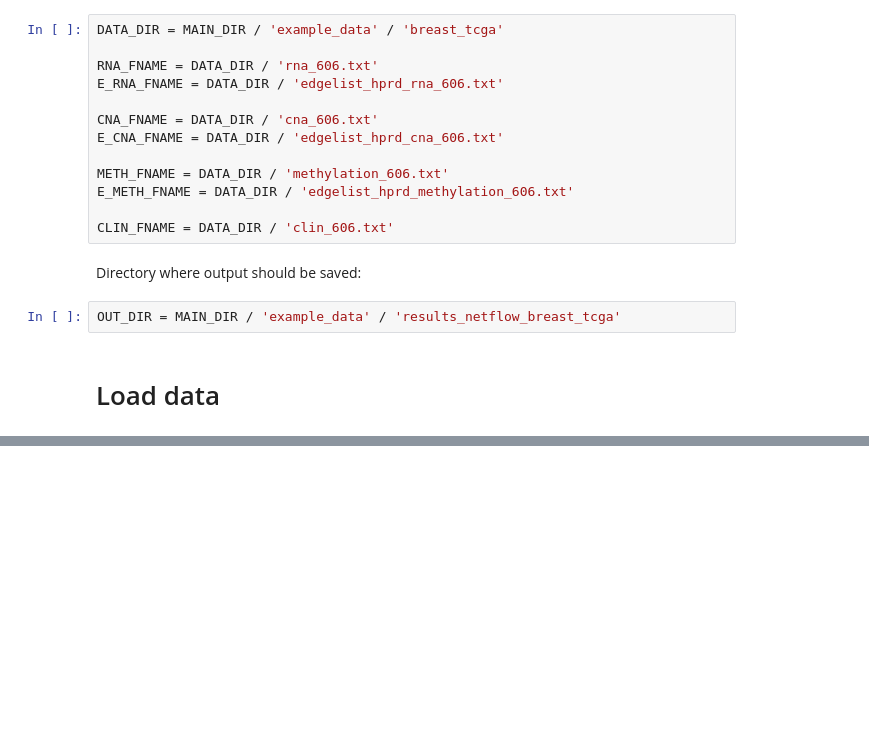
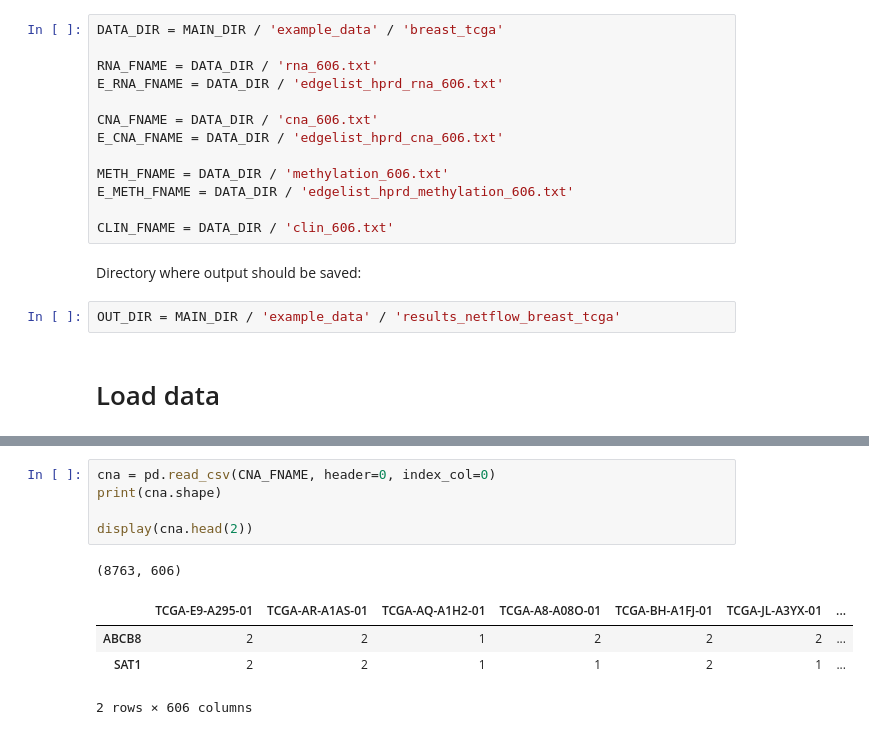
Before and after one commit to areElkin/netflow, a Jupyter notebook: docs/source/tutorial/notebooks/keeper_tutorial2.ipynb, the cells around one changed output, grey strips where cells are left out. Saved outputs shown, nothing was run; the diff lists cells and outputs as text; blank space fills up the shorter version.

```diff
--- a/docs/source/tutorial/notebooks/keeper_tutorial2.ipynb
+++ b/docs/source/tutorial/notebooks/keeper_tutorial2.ipynb
@@ -109,0 +102,11 @@ Sample inclusion criteria (n=606):
+# %%
+cna = pd.read_csv(CNA_FNAME, header=0, index_col=0)
+print(cna.shape)
+
+display(cna.head(2))
+# %% [output]
+(8763, 606)
+|  | TCGA-E9-A295-01 | TCGA-AR-A1AS-01 | TCGA-AQ-A1H2-01 | TCGA-A8-A08O-01 | TCGA-BH-A1FJ-01 | TCGA-JL-A3YX-01 | ... |
+| ABCB8 | 2 | 2 | 1 | 2 | 2 | 2 | ... |
+| SAT1 | 2 | 2 | 1 | 1 | 2 | 1 | ... |
+2 rows × 606 columns
```
Also changed, not shown: parts of 78 cells of this notebook.
